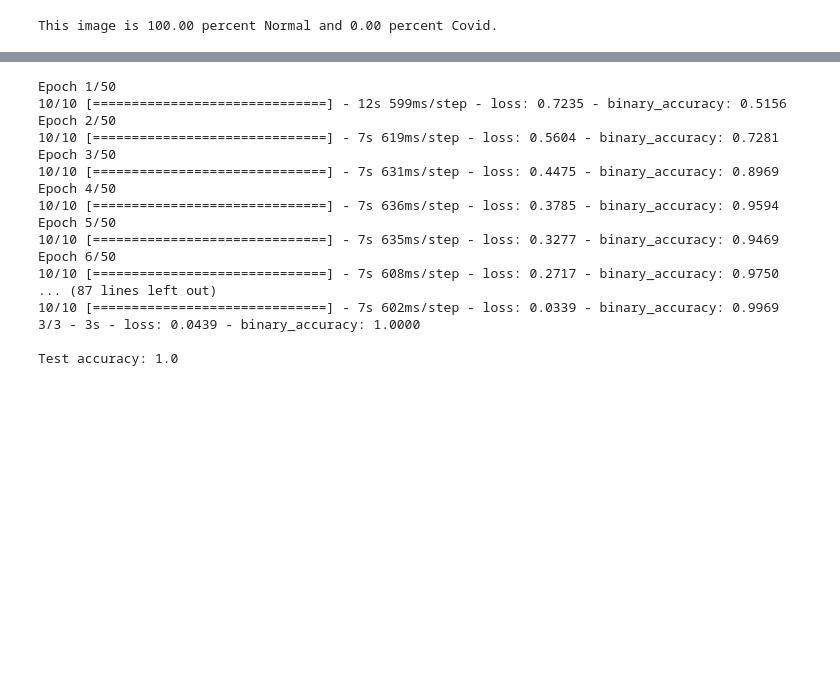
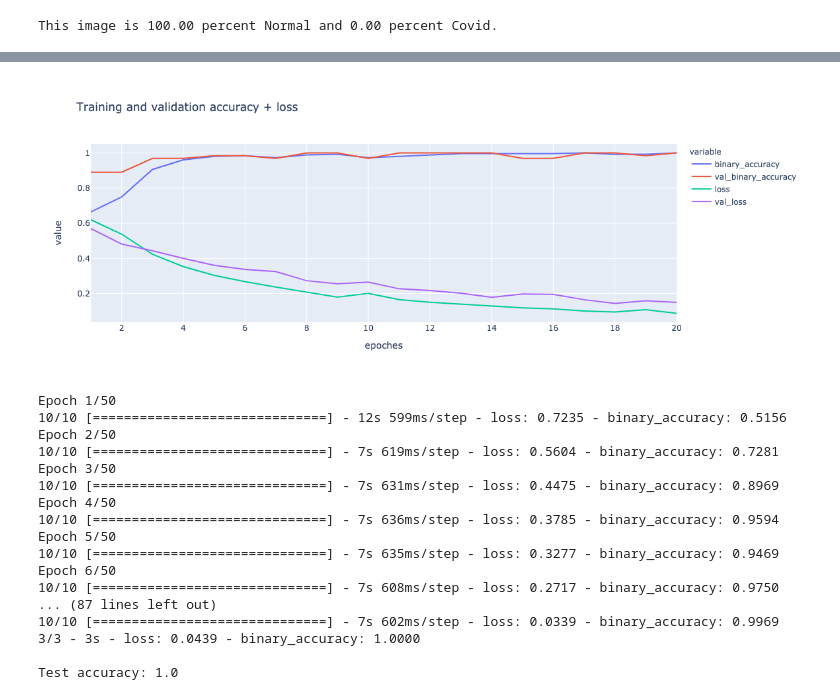
Before and after one commit to tamtam0/ist_718_project, a Jupyter notebook: project_nn_transfer.ipynb, the cells around one changed output, grey strips where cells are left out. Saved outputs shown, nothing was run; the diff lists cells and outputs as text; code cells hidden in the pictures; blank space fills up the shorter version.

```diff
--- a/project_nn_transfer.ipynb
+++ b/project_nn_transfer.ipynb
@@ -224,3 +223,19 @@ Test accuracy: 0.9861111044883728
+# %%
+#!pip install plotly
+import plotly.express as px
+import pandas as pd
+def plot_train_curve(history):
+    colors = ['#e66101','#fdb863','#b2abd2','#5e3c99']
+    df = pd.DataFrame(history.history)
+    df['epoches']=df.index+1
+    fig=px.line(df,x="epoches",y=["binary_accuracy","val_binary_accuracy","loss","val_loss"],title='Training and validation accuracy + loss')
+    fig.show()
+    #fig=px.line(df,x="epoches",y=["loss","val_loss"],title='Training and validation loss')
+    #fig.show()
+# %%
+plot_train_curve(history2)
+# %% [output]
+[figure, added]
 # %%
 base_model3=tf.keras.applications.DenseNet121(include_top=False,weights='imagenet',input_shape=(512,512,3))
 
```
Also changed, not shown: parts of 3 cells of this notebook, 1 other file.
